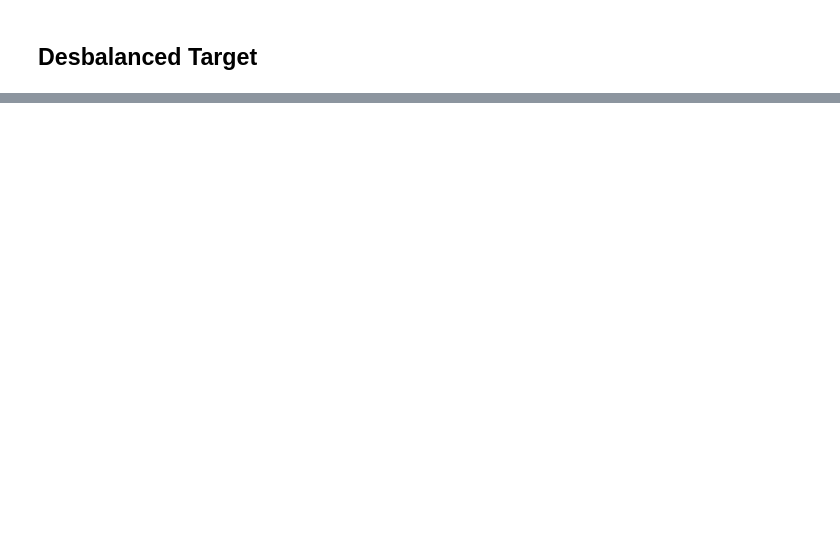
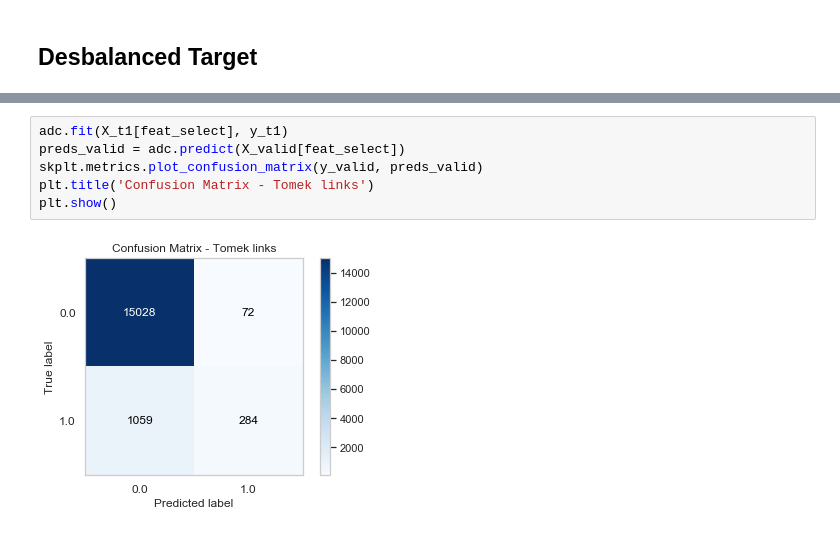
Before and after one commit to raquelcreis/hr_analytics, a Jupyter notebook: notebook.ipynb, the cells around one changed output, grey strips where cells are left out. Saved outputs shown, nothing was run; the diff lists cells and outputs as text; blank space fills up the shorter version.

```diff
--- a/notebook.ipynb
+++ b/notebook.ipynb
@@ -510,0 +458,8 @@ skplt.metrics.plot_confusion_matrix(y_valid, preds_valid)
+# %%
+adc.fit(X_t1[feat_select], y_t1)
+preds_valid = adc.predict(X_valid[feat_select])
+skplt.metrics.plot_confusion_matrix(y_valid, preds_valid)
+plt.title('Confusion Matrix - Tomek links')
+plt.show()
+# %% [output]
+[figure, added]
```
Also changed, not shown: parts of 28 cells of this notebook.
